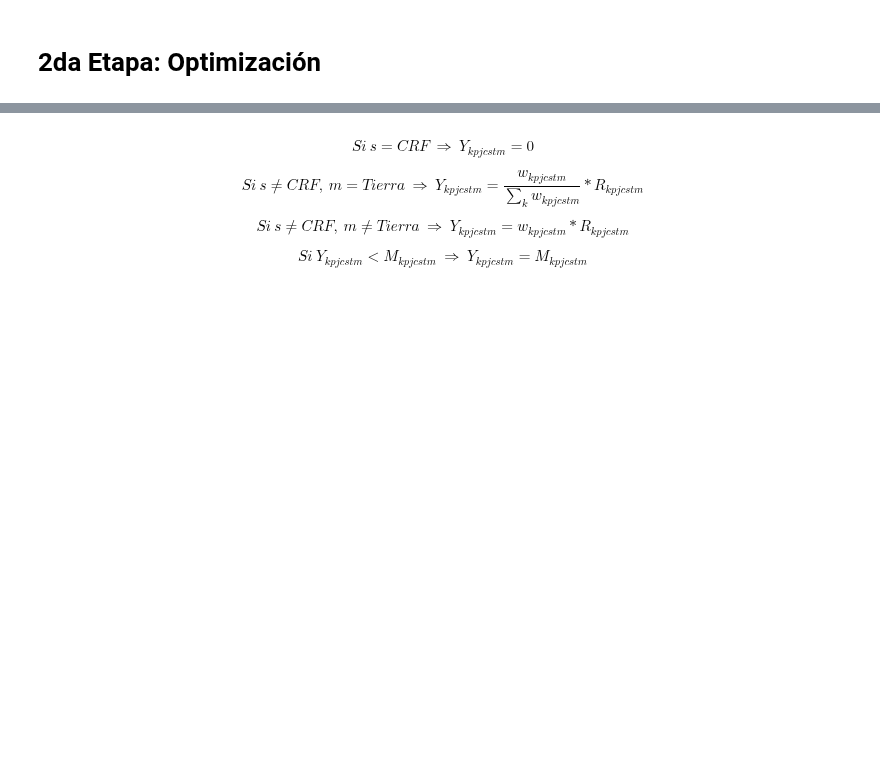
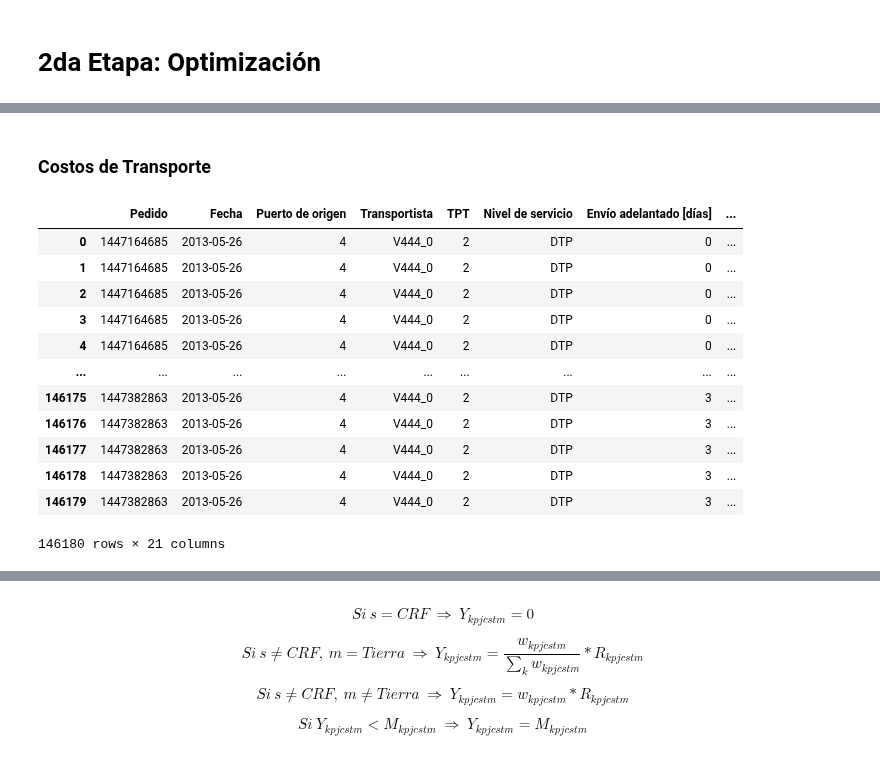
Before and after one commit to hernanrodri/Supply-Chain-Analytics, a Jupyter notebook: Analytics/Optimization.ipynb, the cells around one changed output, grey strips where cells are left out. Saved outputs shown, nothing was run; the diff lists cells and outputs as text; code cells hidden in the pictures; blank space fills up the shorter version.

```diff
--- a/Analytics/Optimization.ipynb
+++ b/Analytics/Optimization.ipynb
@@ -94,0 +99,21 @@ df6.groupby(by = "Planta").agg({"Costo de almacenaje [USD]": "sum"}).rename(colu
+# %% [markdown]
+### Costos de Transporte
+# %%
+df3 = pd.merge(Orders.pedidos, Freights.fletes, on = ["Puerto de origen", "Puerto de destino", "Transportista", "Nivel de servicio"])
+df3 = pd.merge(df3, PlantPorts.puertos_por_planta, on = ["Planta", "Puerto de origen"])
+df3 = pd.merge(df3, ProductsPerPlant.productos_por_planta, on = ["Planta", "Producto"])
+df3
+# %% [output]
+|  | Pedido | Fecha | Puerto de origen | Transportista | TPT | Nivel de servicio | Envío adelantado [días] | ... |
+| 0 | 1447164685 | 2013-05-26 | 4 | V444_0 | 2 | DTP | 0 | ... |
+| 1 | 1447164685 | 2013-05-26 | 4 | V444_0 | 2 | DTP | 0 | ... |
+| 2 | 1447164685 | 2013-05-26 | 4 | V444_0 | 2 | DTP | 0 | ... |
+| 3 | 1447164685 | 2013-05-26 | 4 | V444_0 | 2 | DTP | 0 | ... |
+| 4 | 1447164685 | 2013-05-26 | 4 | V444_0 | 2 | DTP | 0 | ... |
+| ... | ... | ... | ... | ... | ... | ... | ... | ... |
+| 146175 | 1447382863 | 2013-05-26 | 4 | V444_0 | 2 | DTP | 3 | ... |
+| 146176 | 1447382863 | 2013-05-26 | 4 | V444_0 | 2 | DTP | 3 | ... |
+| 146177 | 1447382863 | 2013-05-26 | 4 | V444_0 | 2 | DTP | 3 | ... |
+| 146178 | 1447382863 | 2013-05-26 | 4 | V444_0 | 2 | DTP | 3 | ... |
+| 146179 | 1447382863 | 2013-05-26 | 4 | V444_0 | 2 | DTP | 3 | ... |
+146180 rows × 21 columns
```
Also changed, not shown: parts of 30 cells of this notebook.
